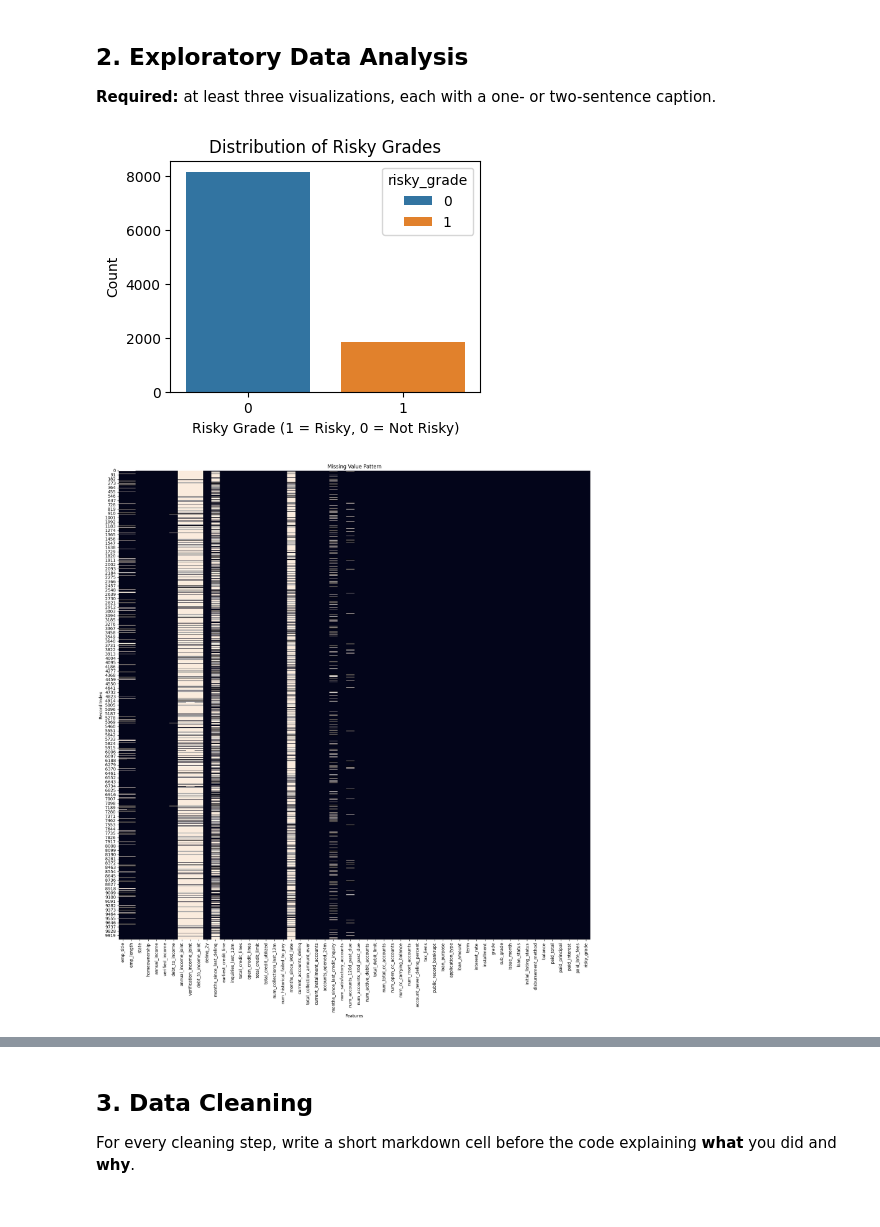
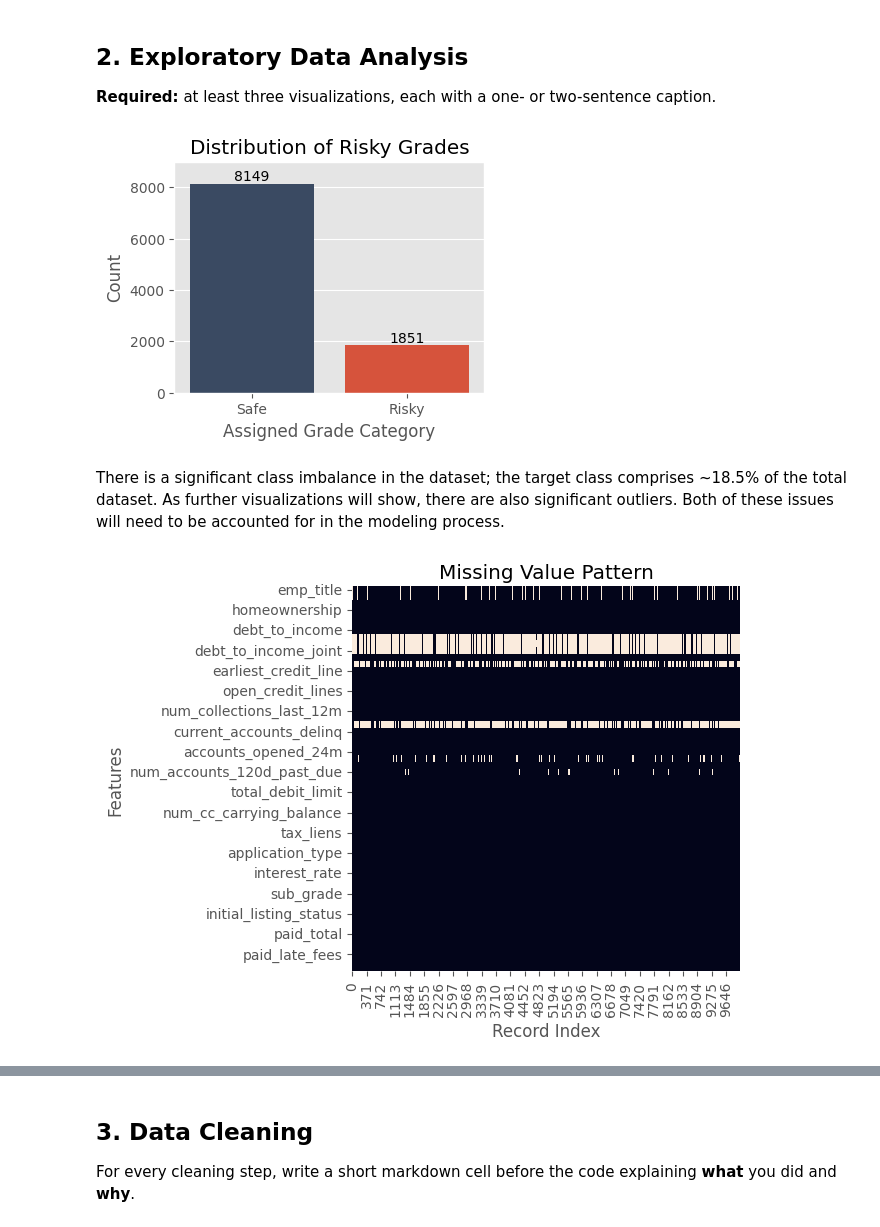
Before and after one commit to glitterdwarf/bana620_capstone, a Jupyter notebook: capstone_starter_notebook.ipynb, the cells around one changed output, grey strips where cells are left out. Saved outputs shown, nothing was run; the diff lists cells and outputs as text; code cells hidden in the pictures.

Commit message:
More visualizations

```diff
--- a/capstone_starter_notebook.ipynb
+++ b/capstone_starter_notebook.ipynb
@@ -9,6 +9,7 @@
 import numpy as np
 import pandas as pd
 import matplotlib.pyplot as plt
+import matplotlib as mpl
 import seaborn as sns
 
 from sklearn.model_selection import train_test_split
@@ -25,6 +26,9 @@ from sklearn.metrics import (
     roc_curve, confusion_matrix, ConfusionMatrixDisplay
 )
 
+from cycler import cycler
+mpl.rcParams['axes.prop_cycle'] = mpl.cycler(color=['#334869', '#EF4123', '#002A4E'])
+
 RANDOM_STATE = 42
 pd.set_option('display.max_columns', 60)
 # %% [markdown]
@@ -84,24 +88,32 @@ dtype: float64
 # %%
 # target engineering
 loans['risky_grade'] = loans['grade'].isin(['D','E','F','G']).astype(int)
+
+plt.style.use('ggplot')
 # %%
 # TODO: visualization 1 --- target distribution
 plt.figure(figsize=(4,3))
 plt.title('Distribution of Risky Grades')
-plt.xlabel('Risky Grade (1 = Risky, 0 = Not Risky)')
+plt.xlabel('Assigned Grade Category')
 plt.ylabel('Count')
-sns.countplot(data=loans, x='risky_grade', hue='risky_grade')
+plt.ylim(0, 9000)
+ax = sns.countplot(data=loans, x='risky_grade', hue='risky_grade', legend=False)
+ax.set_xticks([0,1], labels=['Safe','Risky'])
+for container in ax.containers:
+    ax.bar_label(container)
 plt.show()
 # %% [output]
-[figure, old version]
+[figure, new version]
+# %% [markdown]
+There is a significant class imbalance in the dataset; the target class comprises ~18.5% of the total dataset. As further visualizations will show, there are also significant outliers. Both of these issues will need to be accounted for in the modeling process.
 # %%
 # TODO: visualization 2 --- missing-value pattern
 
-plt.figure(figsize=(20,20))
-sns.heatmap(loans.isna(), cbar=False)
+plt.figure(figsize=(5,5))
+sns.heatmap(loans.isna().transpose(), cbar=False)
 plt.title("Missing Value Pattern")
-plt.xlabel("Features")
-plt.ylabel("Record Index")
+plt.xlabel("Record Index")
+plt.ylabel("Features")
 plt.show()
 # %% [output]
-[figure, old version]
+[figure, new version]
```
Also changed, not shown: parts of 9 cells of this notebook.
